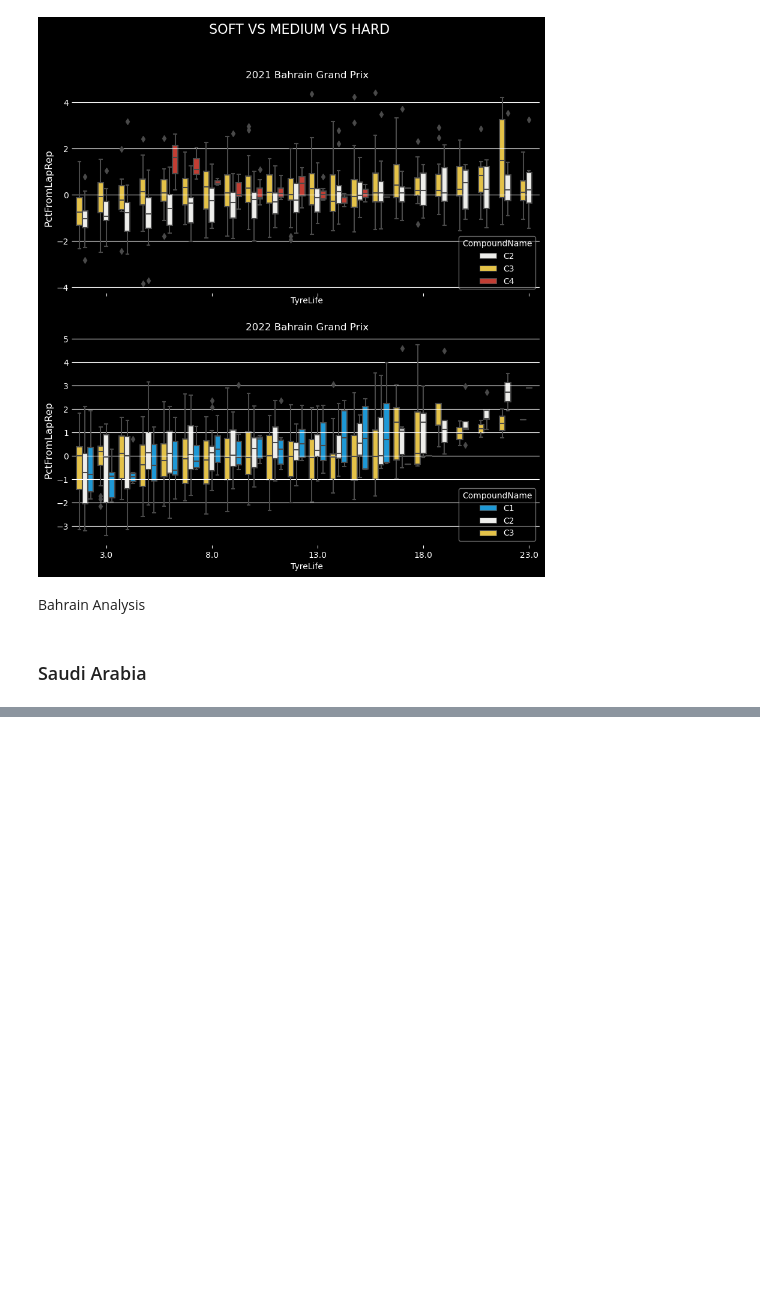
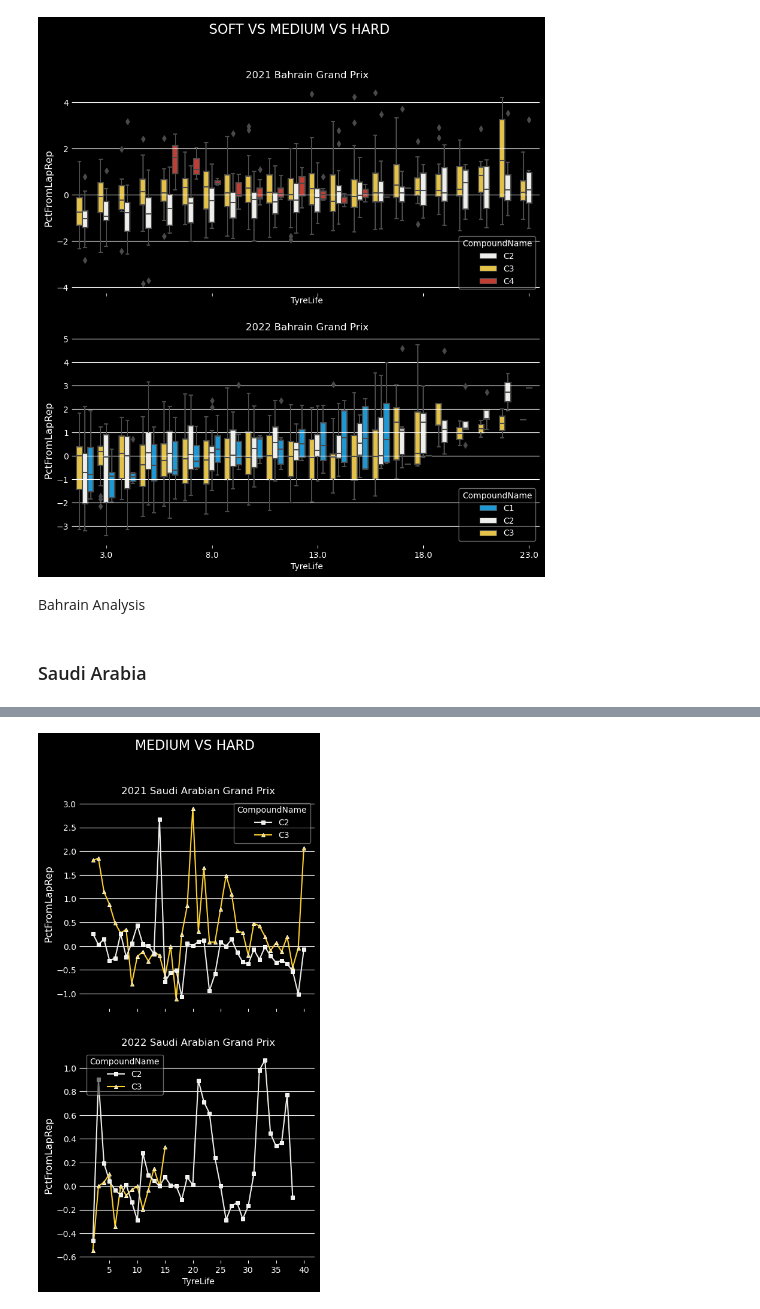
Before and after one commit to Casper-Guo/F1-Data-Visualization, a Jupyter notebook: visualization.ipynb, the cells around one changed output, grey strips where cells are left out. Cells and saved outputs as stored; diff of their text form; code cells hidden in the pictures; blank space fills up the shorter version.

Commit message:
Saudi graphs, fixed incorrect 2022 Saudi Arabian GP tyre compound selection record

```diff
--- a/visualization.ipynb
+++ b/visualization.ipynb
@@ -347,7 +349,7 @@ def convert_compound_names(year, round_number, compounds):
 
     return tuple(return_value)
 # %%
-def plot_compounds_lineplot(years, events, y, x="TyreLife", upper_bound=10, absolute_compound=True, *compounds):
+def plot_compounds_lineplot(years, events, y, compounds=["SOFT", "MEDIUM", "HARD"], x="TyreLife", upper_bound=10, absolute_compound=True):
     """
     Plot lineplot for selected y column by event
 
@@ -364,13 +366,13 @@ def plot_compounds_lineplot(years, events, y, x="TyreLife", upper_bound=10, abso
 
         Each (year, event) pair should uniquely identify an event
 
-        *compounds: list of str {"SOFT", "MEDIUM", "HARD"}
-            The compounds in the head-to-head
-
         y: str
             The column to use as the y-axis.
 
-        x: str {"TyreLife", "LapNumber"} recommended
+        compounds: list of str {"SOFT", "MEDIUM", "HARD"}, default: ["SOFT", "MEDIUM", "HARD"]
+            The compounds in the head-to-head
+
+        x: str {"TyreLife", "LapNumber"} recommended, default: "TyreLife"
             The column to use as the x-axis
 
         upper_bound: float, default: 10
@@ -750,0 +776,4 @@ Bahrain Analysis
+# %%
+saudi_line = plot_compounds_lineplot([2021, 2022], ['Saudi Arabia', 'Saudi Arabia'], 'PctFromLapRep', ['MEDIUM', 'HARD'])
+# %% [output]
+[figure, added]
```
Also changed, not shown: parts of 13 cells of this notebook, 1 other file.
